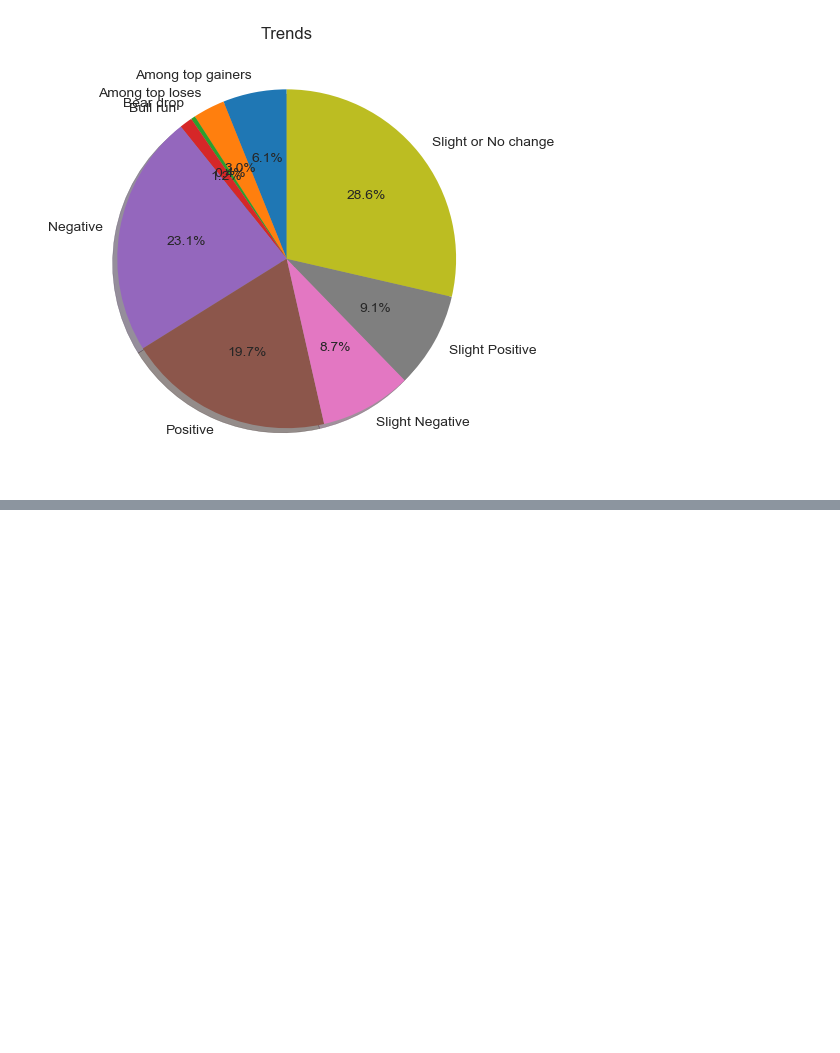
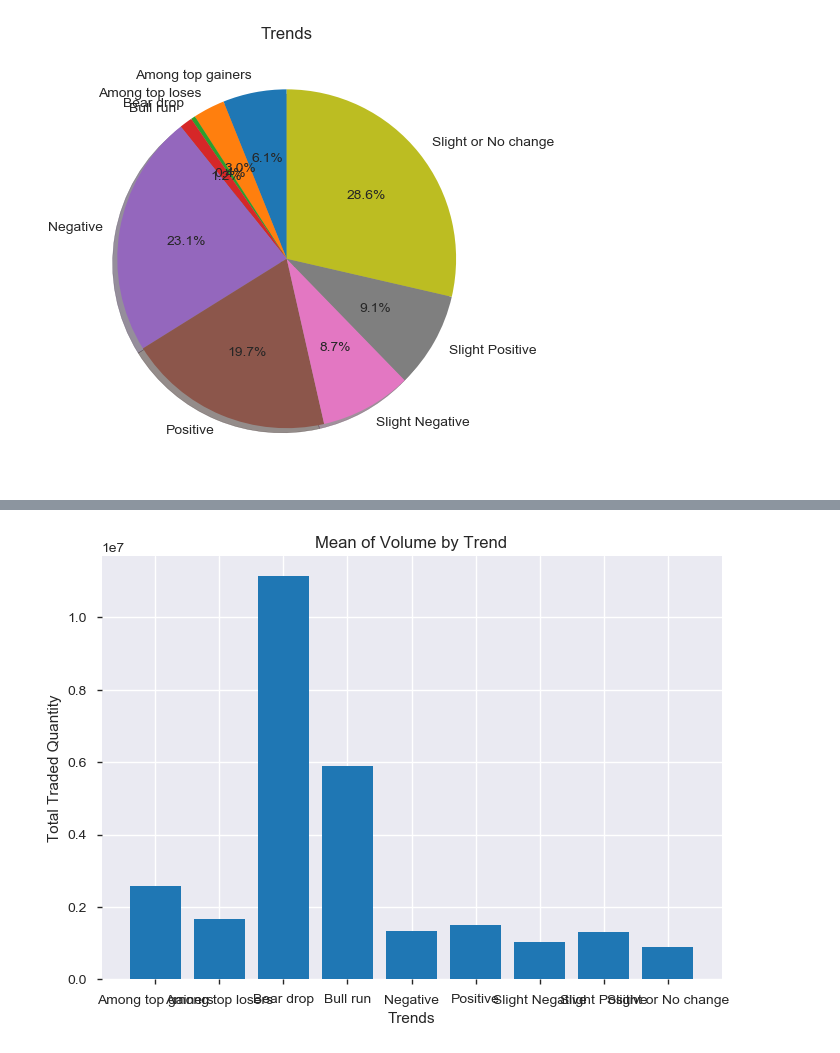
Before and after one commit to atkrish0/securitized-asset-analysis, a Jupyter notebook: 2 - Plotting in Financial Markets (Mindtree).ipynb, the cells around one changed output, grey strips where cells are left out. Drawn from its saved outputs; the diff is of its cells as text; code cells hidden in the pictures; blank space fills up the shorter version.

Commit message:
Bar charts for mean and median of total trade volume per trend

```diff
--- a/2 - Plotting in Financial Markets (Mindtree).ipynb
+++ b/2 - Plotting in Financial Markets (Mindtree).ipynb
@@ -139,0 +148,3 @@ plt.show()
+# %%
+mean = pd.DataFrame(df.groupby(['Trend']).mean())
+mean
@@ -139,0 +163,3 @@ plt.show()
+# %%
+newmean = mean.reset_index()
+newmean['Trend']
@@ -139,0 +190,14 @@ plt.show()
+# %%
+x= newmean['Trend'].tolist()
+y = newmean['Total Traded Quantity'].tolist()
+x_pos = np.arange(len(x))
+# %%
+#main plot
+plt.bar(x_pos, y)
+plt.xlabel("Trends")
+plt.ylabel("Total Traded Quantity")
+plt.title("Mean of Volume by Trend")
+plt.xticks(x_pos, x)
+plt.show()
+# %% [output]
+[figure, added]
```
Also changed, not shown: parts of 10 cells of this notebook.
